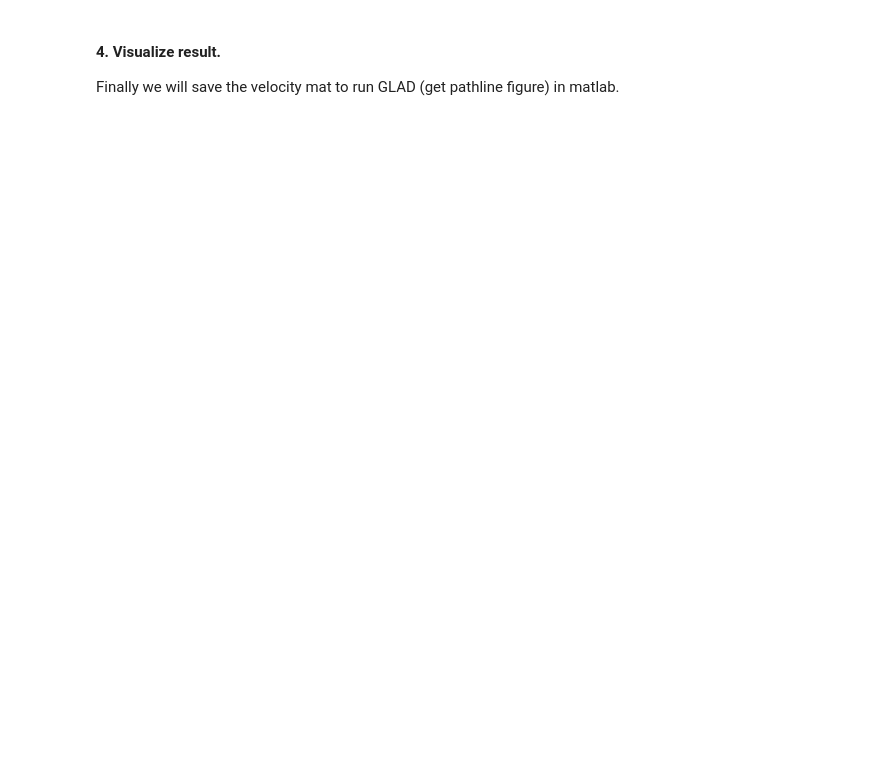
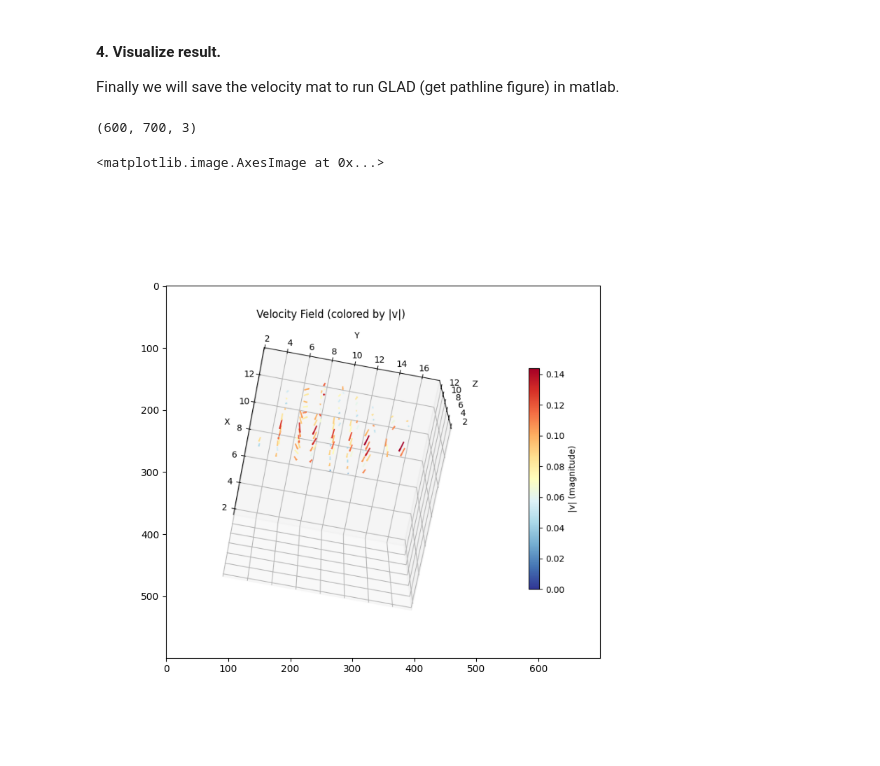
Before and after one commit to Winfred666/MRI_PINN, a Jupyter notebook: advect_diffuse_3d.ipynb, the cells around one changed output. Saved outputs shown, nothing was run; the diff lists cells and outputs as text; code cells hidden in the pictures; blank space fills up the shorter version.

Commit message:
adjust training/visualize setting of ad-net

```diff
--- a/advect_diffuse_3d.ipynb
+++ b/advect_diffuse_3d.ipynb
@@ -304,15 +367,19 @@ Finally we will save the velocity mat to run GLAD (get pathline figure) in matla
 # %%
 
 # 1. Extract learned velocity field on a grid for visualization
 pinn_model.to(device)
 # using mask to filter out the background vectors
 # _ = interactive_quiver(vx, vy, vz, pixdim, default_elev=-62.76, default_azim=-10.87)
 nx, ny, nz = data.shape[0], data.shape[1], data.shape[2]
-v_fig, vx,vy,vz = pinn_model.draw_velocity_volume();
+v_fig, vx,vy,vz = pinn_model.v_net.draw_velocity_volume()
 print(v_fig.shape)
 plt.figure(figsize=(8,8))
 plt.imshow(v_fig)
 # use a grid (from real to characteristic) to extract velocity field
+# %% [output]
+(600, 700, 3)
+<matplotlib.image.AxesImage at 0x...>
+[figure, added]
 # %%
 # use pinn_model.val_slice_4d to draw concentration slices
 c_vis_list = pinn_model.c_net.draw_concentration_slices()
```
Also changed, not shown: parts of 5 cells of this notebook, 3 other files.
